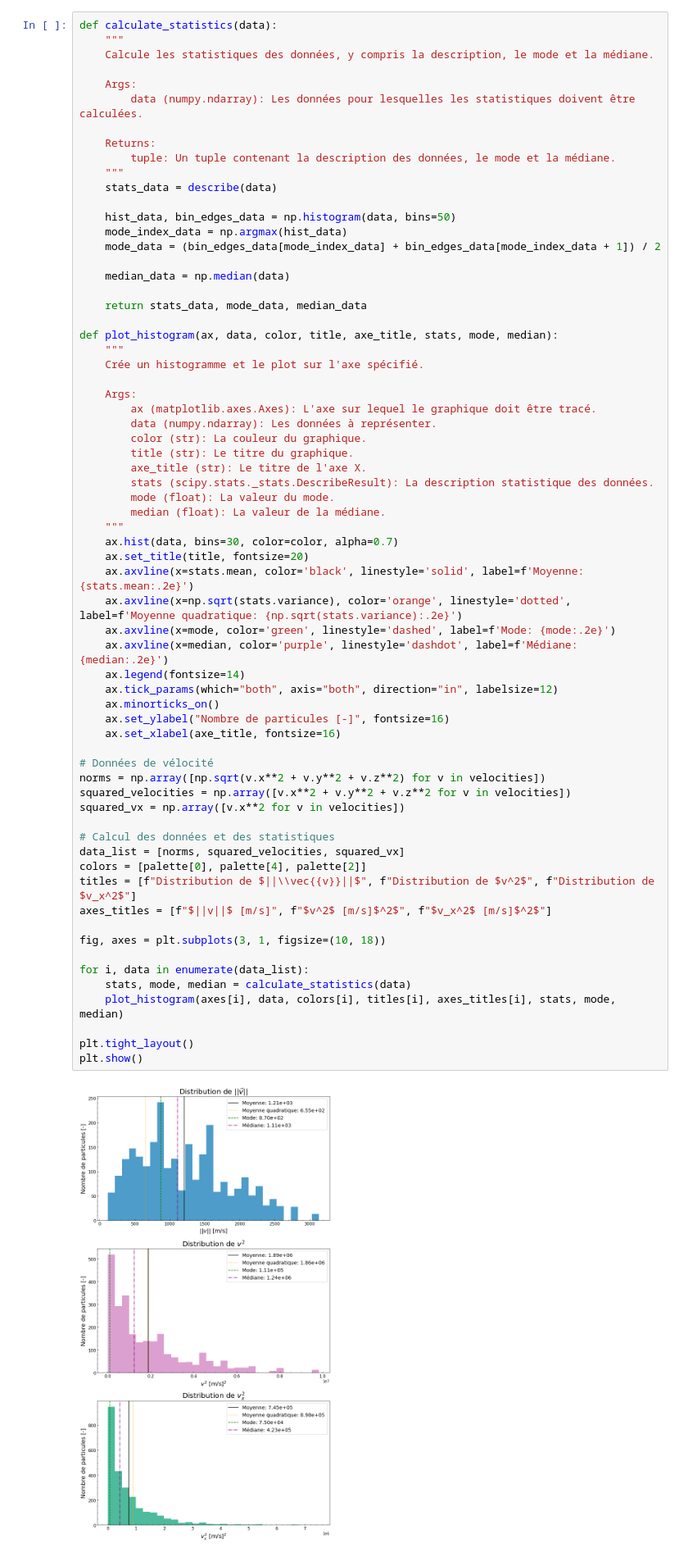
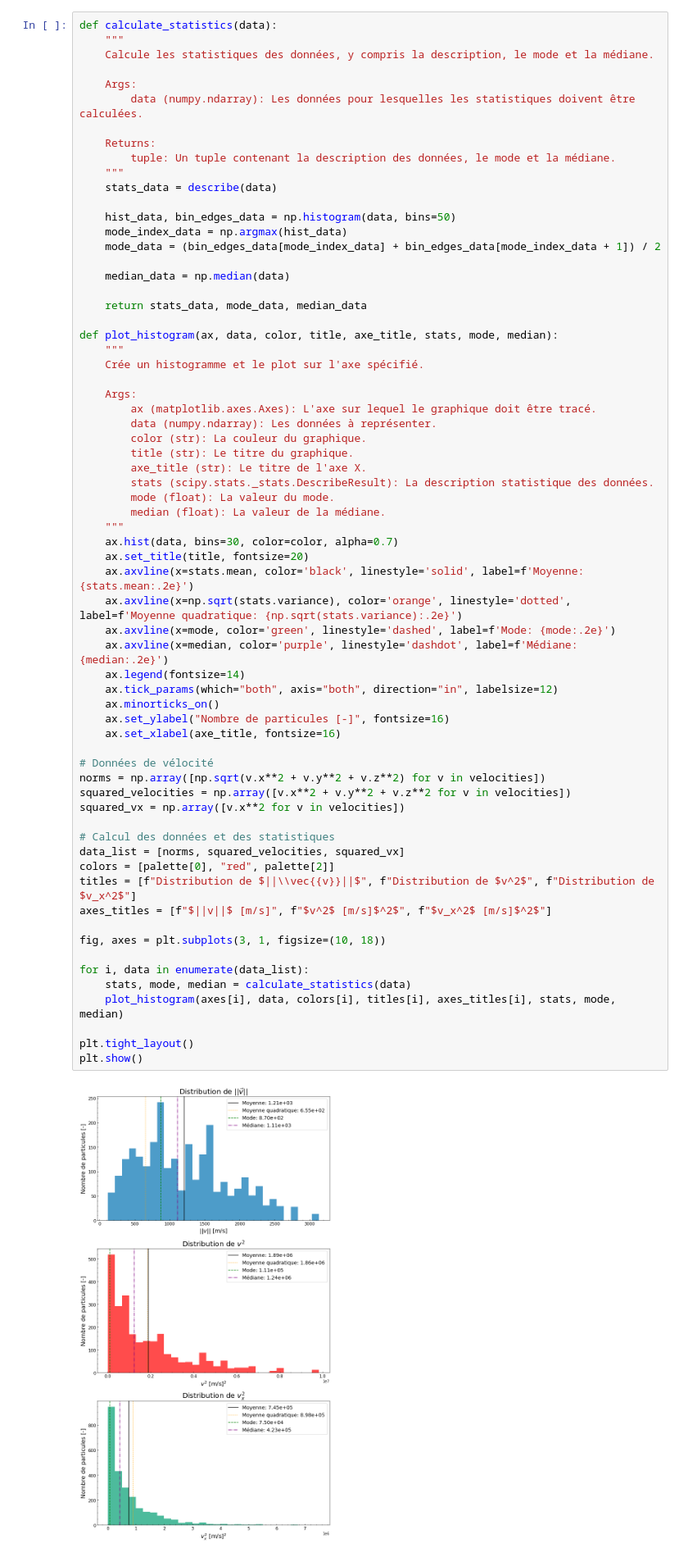
Before and after one commit to GeremyMichaud/TPNTS, a Jupyter notebook: Part_1/GM_TDS-TPNB_Part1_H24.ipynb, the cells around one changed output. Shown at 82% size. Cells and saved outputs as stored; diff of their text form.

```diff
--- a/Part_1/GM_TDS-TPNB_Part1_H24.ipynb
+++ b/Part_1/GM_TDS-TPNB_Part1_H24.ipynb
@@ -406,32 +406,32 @@ def plot_histogram(ax, data, color, title, axe_title, stats, mode, median):
     ax.set_title(title, fontsize=20)
     ax.axvline(x=stats.mean, color='black', linestyle='solid', label=f'Moyenne: {stats.mean:.2e}')
     ax.axvline(x=np.sqrt(stats.variance), color='orange', linestyle='dotted', label=f'Moyenne quadratique: {np.sqrt(stats.variance):.2e}')
     ax.axvline(x=mode, color='green', linestyle='dashed', label=f'Mode: {mode:.2e}')
     ax.axvline(x=median, color='purple', linestyle='dashdot', label=f'Médiane: {median:.2e}')
     ax.legend(fontsize=14)
     ax.tick_params(which="both", axis="both", direction="in", labelsize=12)
     ax.minorticks_on()
     ax.set_ylabel("Nombre de particules [-]", fontsize=16)
     ax.set_xlabel(axe_title, fontsize=16)
 
 # Données de vélocité
 norms = np.array([np.sqrt(v.x**2 + v.y**2 + v.z**2) for v in velocities])
 squared_velocities = np.array([v.x**2 + v.y**2 + v.z**2 for v in velocities])
 squared_vx = np.array([v.x**2 for v in velocities])
 
 # Calcul des données et des statistiques
 data_list = [norms, squared_velocities, squared_vx]
-colors = [palette[0], palette[4], palette[2]]
+colors = [palette[0], "red", palette[2]]
 titles = [f"Distribution de $||\\vec{{v}}||$", f"Distribution de $v^2$", f"Distribution de $v_x^2$"]
 axes_titles = [f"$||v||$ [m/s]", f"$v^2$ [m/s]$^2$", f"$v_x^2$ [m/s]$^2$"]
 
 fig, axes = plt.subplots(3, 1, figsize=(10, 18))
 
 for i, data in enumerate(data_list):
     stats, mode, median = calculate_statistics(data)
     plot_histogram(axes[i], data, colors[i], titles[i], axes_titles[i], stats, mode, median)
 
 plt.tight_layout()
 plt.show()
 # %% [output]
-[figure, old version]
+[figure, new version]
```
Also changed, not shown: parts of 2 cells of this notebook, 5 other files.
